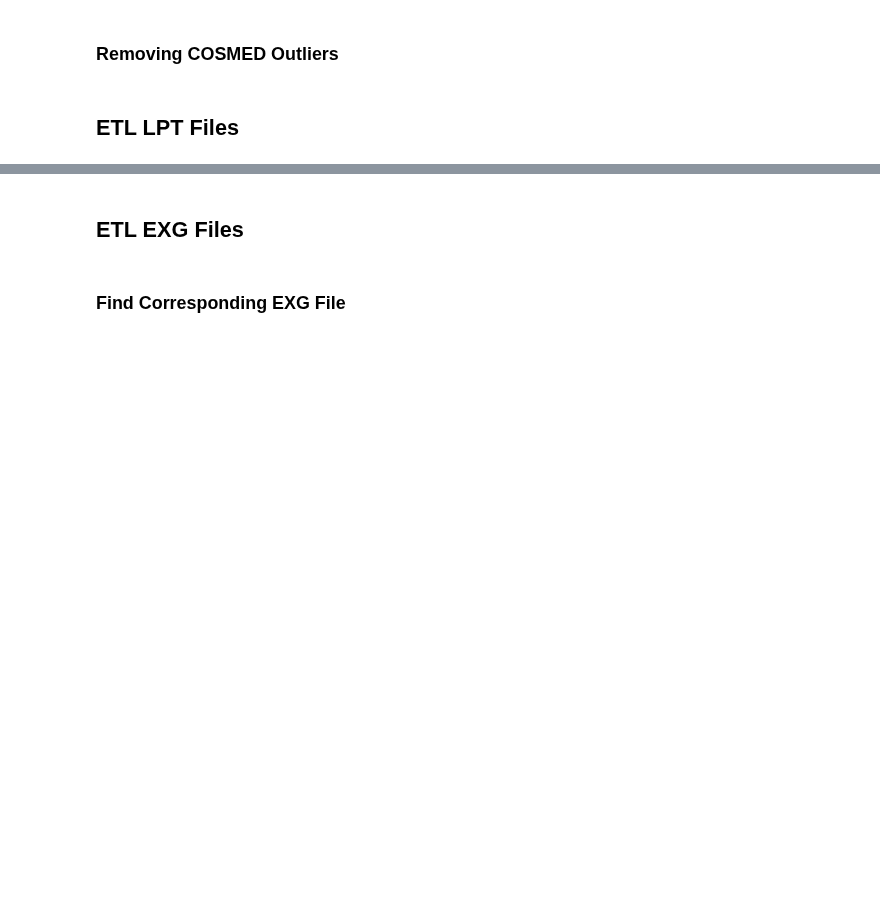
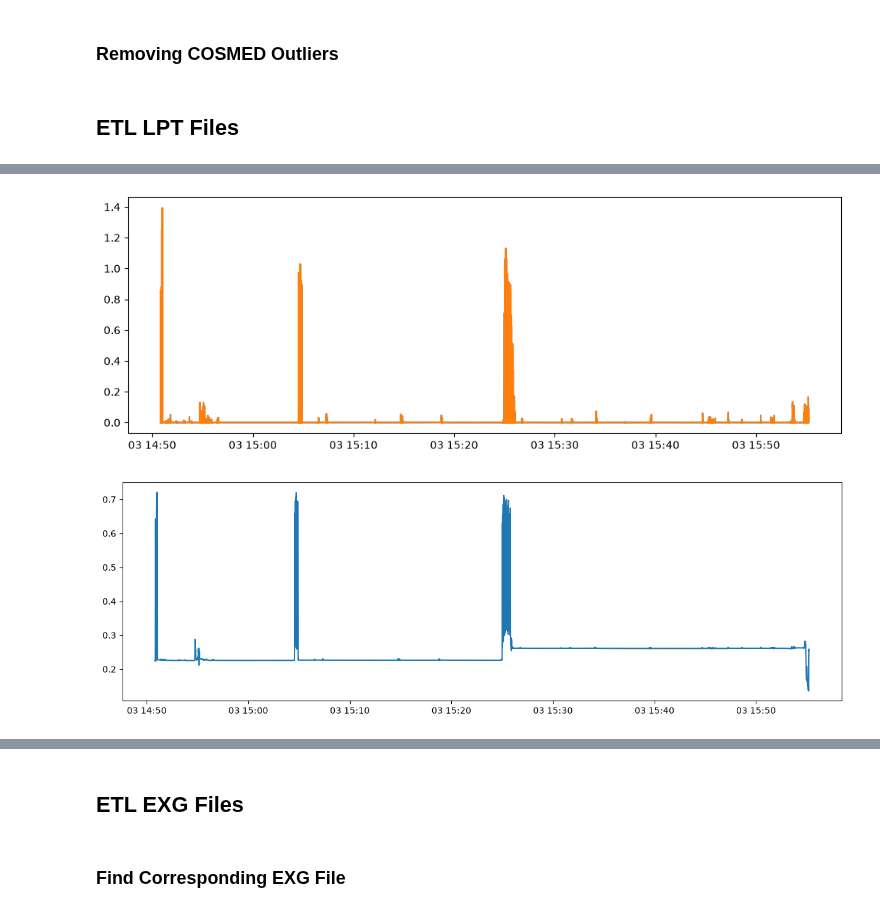
Before and after one commit to n7-sehgalr/wearable-mlee, a Jupyter notebook: notebooks/groundtruth.ipynb, the cells around one changed output, grey strips where cells are left out. Drawn from its saved outputs; the diff is of its cells as text; code cells hidden in the pictures; blank space fills up the shorter version.

Commit message:
Aligned LPT and COSMED

```diff
--- a/notebooks/groundtruth.ipynb
+++ b/notebooks/groundtruth.ipynb
@@ -251,4 +253,4 @@ df_cosmed.head()
 # %% [markdown]
 ## ETL LPT Files
 # %%
-participant_data["devices"]["lpt"]['processed'][visit]
+df_lpt = participant_data["devices"]["lpt"]['raw'][visit]
@@ -268,0 +266,7 @@ participant_data["devices"]["lpt"]['processed'][visit]
+# %%
+# Assume a start time since lacking one at the moment, figure out extraction from Raw file later
+cosmedStartTimeStamp.strftime("%d, %m, %Y")
+lptStartTime = "14:50:50"
+# Match date with COSMED
+lptDate = cosmedStartTimeStamp.strftime("%d, %m, %Y ")
+lptStartTimeStamp = datetime.strptime((lptDate + lptStartTime), ("%d, %m, %Y %H:%M:%S"))
@@ -268,0 +277,5 @@ participant_data["devices"]["lpt"]['processed'][visit]
+# %%
+df_lpt["datetime"] = (
+    pd.Timestamp(lptStartTimeStamp)
+    + pd.to_timedelta(df_lpt["timestamp"], unit="ms")
+)
@@ -268,0 +442,26 @@ participant_data["devices"]["lpt"]['processed'][visit]
+# %%
+df_lpt_moving = df_lpt.copy()
+df_lpt_moving = df_lpt_moving[df_lpt_moving["barbell center velocity"] > 0]
+
+
+# Velocity plot
+fig, ax = plt.subplots(figsize=(12, 4))
+ax.plot(df_lpt_moving["datetime"], df_lpt_moving["barbell center velocity"])
+ax.plot(df_lpt_moving["datetime"], df_lpt_moving["barbell center velocity"])
+# ax.set(xlabel="Time (HH:MM:SS)", ylabel="Barbell velocity", title="Barbell velocity")
+# ax.xaxis.set_major_formatter(mdates.DateFormatter("%H:%M:%S"))
+# fig.autofmt_xdate()
+# fig.tight_layout()
+plt.show()
+
+# Position plot, using the same filtered rows
+fig, ax = plt.subplots(figsize=(12, 4))
+ax.plot(df_lpt_moving["datetime"], df_lpt_moving["barbell center position"])
+# ax.set(xlabel="Time (HH:MM:SS)", ylabel="Barbell position", title="Barbell position")
+# ax.xaxis.set_major_formatter(mdates.DateFormatter("%H:%M:%S"))
+# fig.autofmt_xdate()
+fig.tight_layout()
+plt.show()
+# %% [output]
+[figure, added]
+[figure, added]
```
Also changed, not shown: parts of 19 cells of this notebook, 1 other file.
